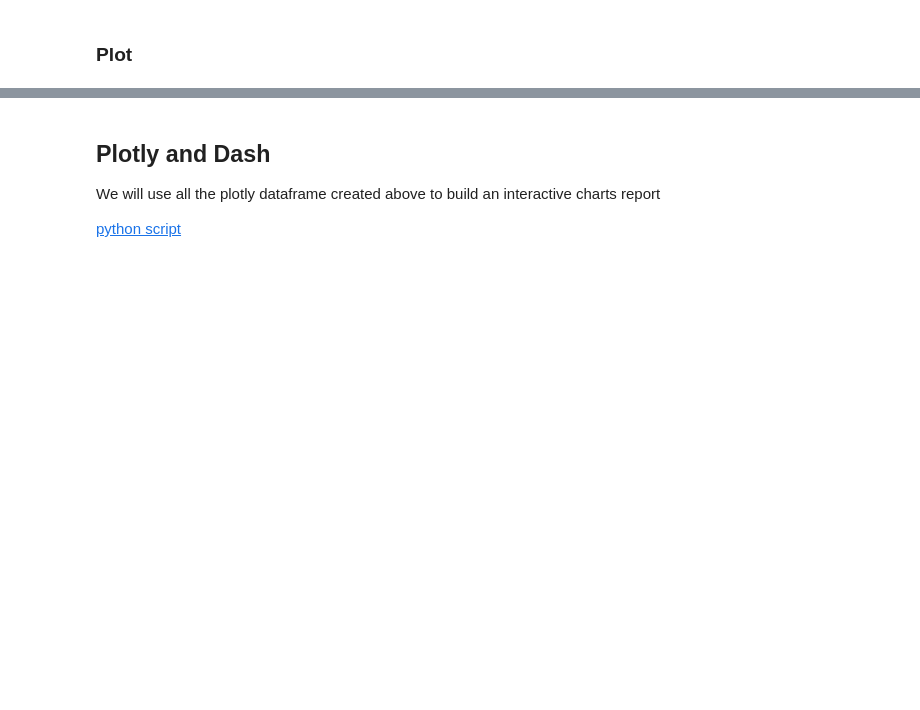
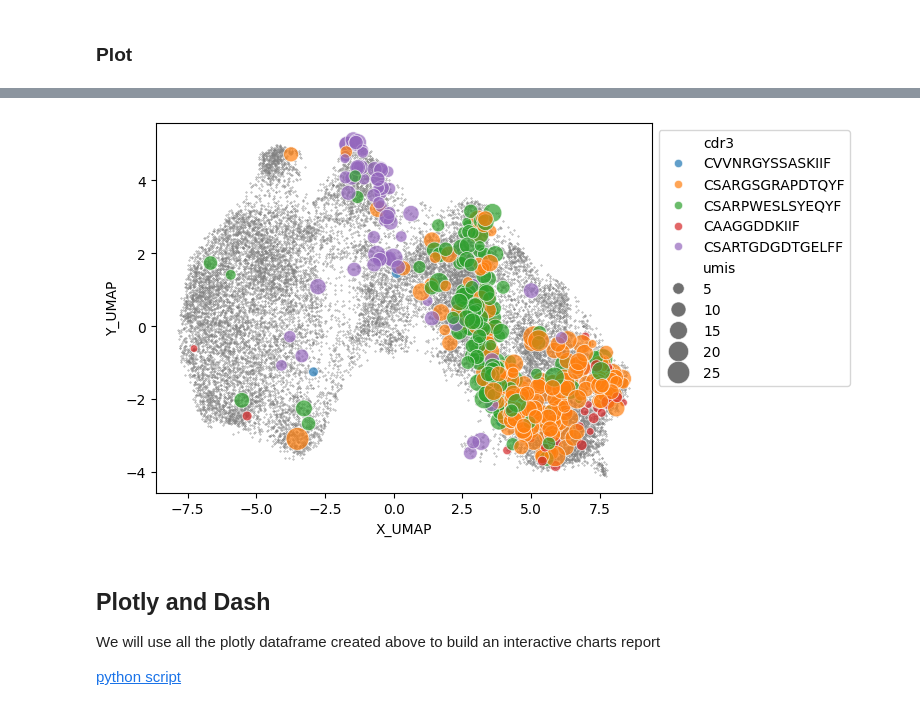
Before and after one commit to sondvo/clonotype_analyses, a Jupyter notebook: TCR_analysis_cleanup.ipynb, the cells around one changed output, grey strips where cells are left out. Cells and saved outputs as stored; diff of their text form; code cells hidden in the pictures; blank space fills up the shorter version.

```diff
--- a/TCR_analysis_cleanup.ipynb
+++ b/TCR_analysis_cleanup.ipynb
@@ -1121,9 +1134,36 @@ def clonotype_tracing(VDJ_10X, meta_keys=['Condition']):
 # %%
-def visualize_clonotype_tracing(clonotype_tracing_dct):
-	df = pd.DataFrame(clonotype_tracing_dct)
-	df = df.set_index('Groups')
-	fig, ax = plt.subplots(1, facecolor='white')
-	df.plot(kind='bar', stacked=True, ax=ax)
+def clonotypes_scatter(VDJ_10X, umap_df, clonotypes_seq):
+	chosen_idx = np.isin(VDJ_10X['cdr3'].values, clonotypes_seq)
+	tmp_df = VDJ_10X.iloc[
+		chosen_idx,
+		:
+	]
+	tmp_df = tmp_df[['barcode', 'cdr3', 'umis']]
+	tmp_df['X_UMAP'] = umap_df.loc[
+		tmp_df['barcode'].values,
+		'X_UMAP'
+	].values
+	tmp_df['Y_UMAP'] = umap_df.loc[
+		tmp_df['barcode'].values,
+		'Y_UMAP'
+	].values
+	return tmp_df
+
+
+def visualize_clonotype_tracing_embedding(clonotype_umap_df, umap_df):
+	fig, ax = plt.subplots(nrows=1, ncols=1)
+	umap_df.plot(kind='scatter', x='X_UMAP', y='Y_UMAP', s=0.1, color='gray', ax=ax)
+	sns.scatterplot(
+		x='X_UMAP',
+		y='Y_UMAP',
+		hue='cdr3',
+		data=clonotype_umap_df,
+		ax=ax,
+		size='umis',
+		alpha=0.7,
+		sizes=(30, 300)
+	)
+	sns.move_legend(ax, "upper left", bbox_to_anchor=(1, 1))
 	return
 # %% [markdown]
 ### For Plotly
@@ -1156,3 +1228,8 @@ visualize_clonotype_tracing(clonotype_tracing_dct)
+# %%
+clonotype_tracing_umap_df = clonotypes_scatter(DF, UMAP_coords, list(clonotype_tracing_dct.keys())[1:])
+visualize_clonotype_tracing_embedding(clonotype_tracing_umap_df, UMAP_coords)
+# %% [output]
+[figure, added]
 # %% [markdown]
 ## Plotly and Dash
 
```
Also changed, not shown: parts of 11 cells of this notebook, 4 other files.
